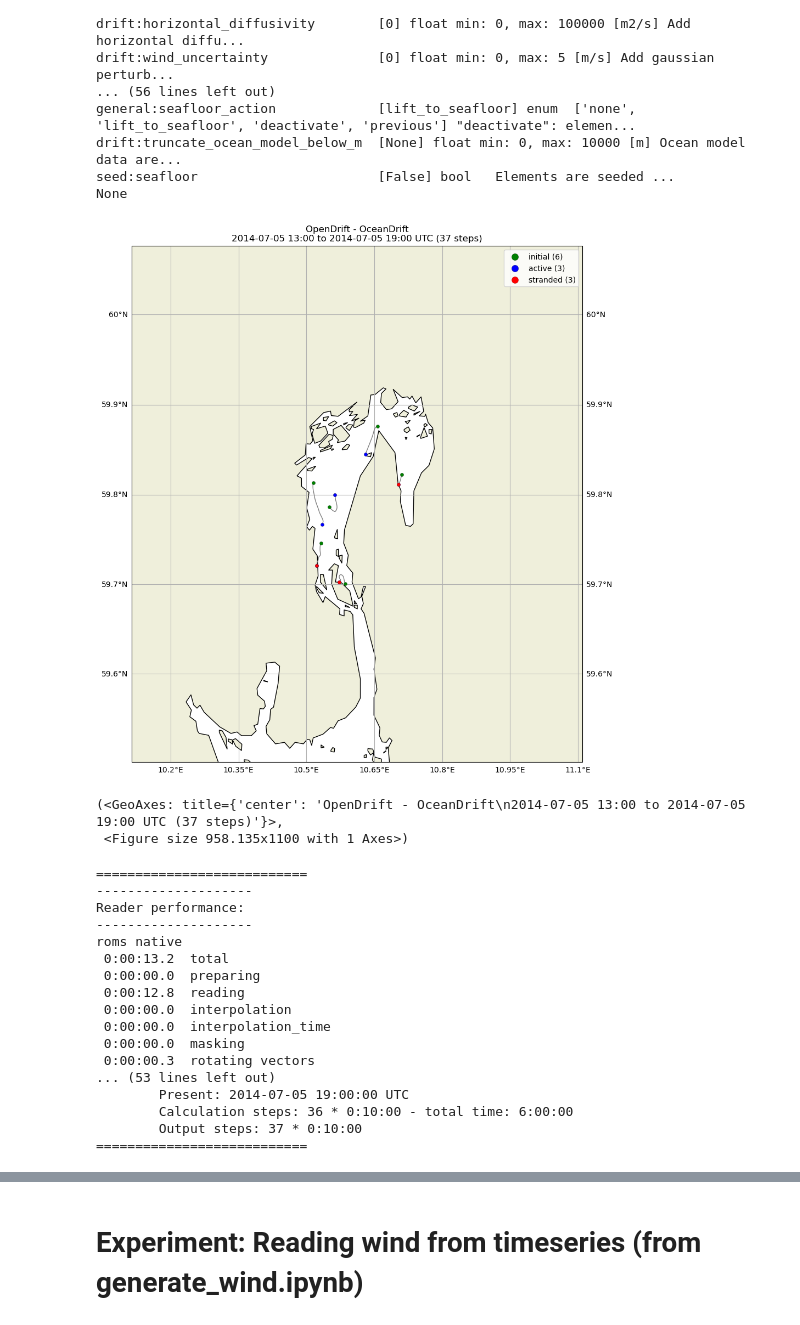
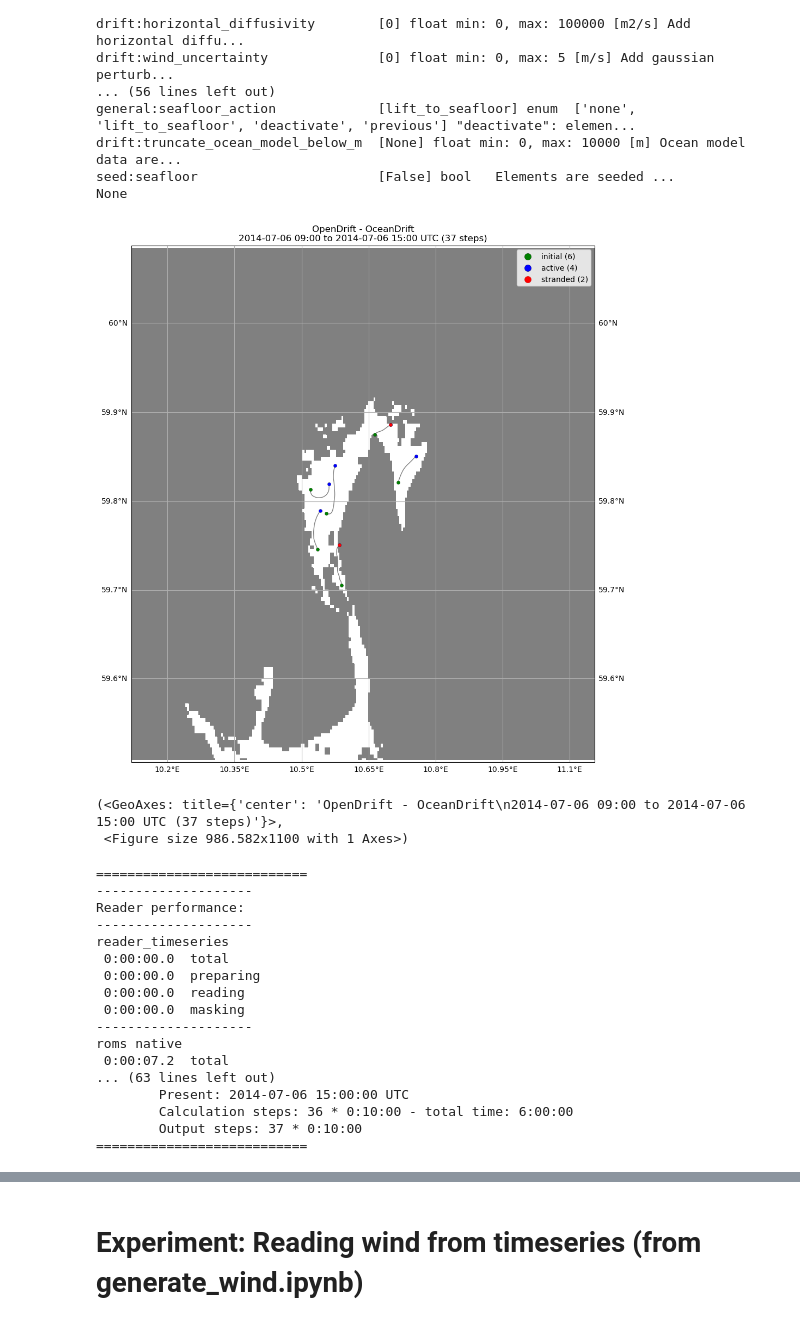
Before and after one commit to sintefmath/reduced-gravity-ocean-model, a Jupyter notebook: notebooks/Oslofjord/FjordOsOpenDriftReference.ipynb, the cells around one changed output, grey strips where cells are left out. Drawn from its saved outputs; the diff is of its cells as text; code cells hidden in the pictures.

```diff
--- a/notebooks/Oslofjord/FjordOsOpenDriftReference.ipynb
+++ b/notebooks/Oslofjord/FjordOsOpenDriftReference.ipynb
@@ -132,8 +130,8 @@ o.add_reader([wind_reader, reader])
 print("First available timestep in reader: {}".format(reader.start_time))
 print("Last available timestep in reader: {}".format(reader.end_time))
 
-sim_start_time_index = 5*24
-sim_end_time_index = 5*24 + 6
+sim_start_time_index = 5*24 + 20
+sim_end_time_index = sim_start_time_index + 6
 
 sim_start_time = reader.times[sim_start_time_index]
 sim_end_time = reader.times[sim_end_time_index]
@@ -225,11 +225,11 @@ None
 #o.run(end_time=sim_end_time, time_step=60, time_step_output=60, outfile='opendrift.nc') # sim & dump every minute
 o.run(end_time=sim_end_time, time_step=600, time_step_output=600, outfile='opendrift.nc') # sim & dump every 10 minutes
 # %%
-o.plot()
+o.plot(fast=True)
 # %% [output]
-[figure, old version]
+[figure, new version]
-(<GeoAxes: title={'center': 'OpenDrift - OceanDrift\n2014-07-05 13:00 to 2014-07-05 19:00 UTC (37 steps)'}>,
- <Figure size 958.135x1100 with 1 Axes>)
+(<GeoAxes: title={'center': 'OpenDrift - OceanDrift\n2014-07-06 09:00 to 2014-07-06 15:00 UTC (37 steps)'}>,
+ <Figure size 986.582x1100 with 1 Axes>)
 # %%
 print(o)
 # %% [output]
@@ -237,16 +237,16 @@ print(o)
 --------------------
 Reader performance:
 --------------------
+reader_timeseries
+ 0:00:00.0  total
+ 0:00:00.0  preparing
+ 0:00:00.0  reading
+ 0:00:00.0  masking
+--------------------
 roms native
- 0:00:13.2  total
- 0:00:00.0  preparing
- 0:00:12.8  reading
- 0:00:00.0  interpolation
- 0:00:00.0  interpolation_time
- 0:00:00.0  masking
- 0:00:00.3  rotating vectors
-... (53 lines left out)
-        Present: 2014-07-05 19:00:00 UTC
+ 0:00:07.2  total
+... (63 lines left out)
+        Present: 2014-07-06 15:00:00 UTC
         Calculation steps: 36 * 0:10:00 - total time: 6:00:00
         Output steps: 37 * 0:10:00
 ===========================
```
Also changed, not shown: parts of 16 cells of this notebook, 1 other file.
